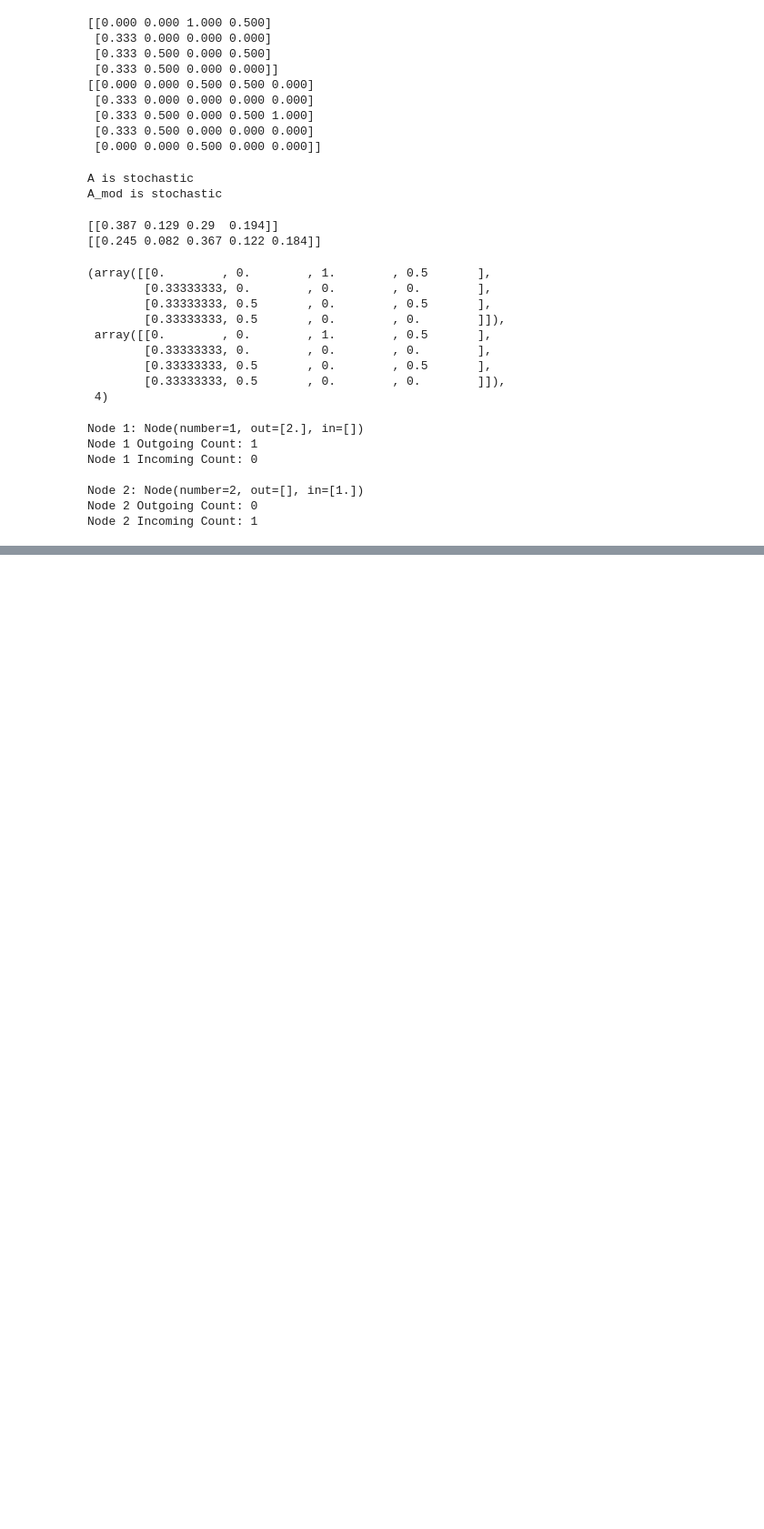
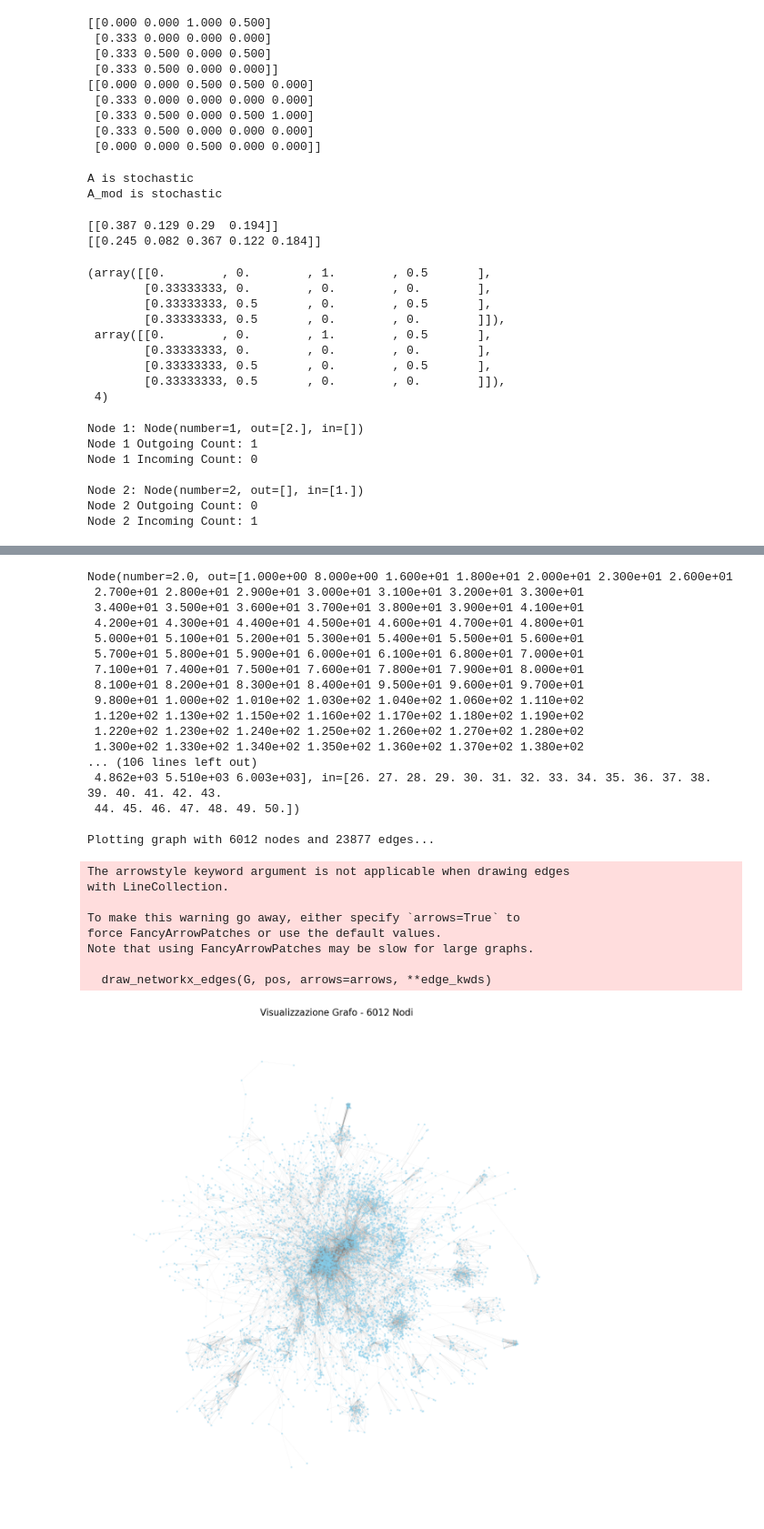
Before and after one commit to luciobaiocchi/PageRank, a Jupyter notebook: pagerank.ipynb, the cells around one changed output, grey strips where cells are left out. Shown at 91% size. Cells and saved outputs as stored; diff of their text form; code cells hidden in the pictures; blank space fills up the shorter version.

```diff
--- a/pagerank.ipynb
+++ b/pagerank.ipynb
@@ -174,0 +241,65 @@ Node 2 Incoming Count: 1
+# %%
+'''data_out = {
+  "source": [1, 2, 3, 4],
+  "destination": [[2, 3, 4], [3, 4], [1], [1, 3]]
+}
+df_out = pd.DataFrame(data_out) # Usato per archi in USCITA
+
+data_in = {
+  "destination": [1, 2, 3, 4],
+  "source": [[3, 4], [1], [4, 2, 1], [2, 1]]
+}
+df_in = pd.DataFrame(data_in) # Usato per archi in ENTRATA
+
+# --- 3. Graph Construction Logic (Corrected) ---
+'''
+graph = Graph()
+
+
+for node_id in df_out.index:
+    node = Node(number=node_id)
+    out_connections = df_out.loc[int(node_id)]
+    node.addOut(out_connections)
+    graph.addNode(node)
+
+
+for node_id in df_in.index:
+    node = graph.getNode(node_id)
+
+    if node:
+        in_connections = df_in.loc[int(node_id)]
+        node.addIn(in_connections)
+    else:
+        node = Node(number=node_id)
+        node.addOut(out_connections)
+        graph.addNode(node)
+
+#print(graph.getNode(2))
+graph.plotLarge()
+# %% [output]
+Node(number=2.0, out=[1.000e+00 8.000e+00 1.600e+01 1.800e+01 2.000e+01 2.300e+01 2.600e+01
+ 2.700e+01 2.800e+01 2.900e+01 3.000e+01 3.100e+01 3.200e+01 3.300e+01
+ 3.400e+01 3.500e+01 3.600e+01 3.700e+01 3.800e+01 3.900e+01 4.100e+01
+ 4.200e+01 4.300e+01 4.400e+01 4.500e+01 4.600e+01 4.700e+01 4.800e+01
+ 5.000e+01 5.100e+01 5.200e+01 5.300e+01 5.400e+01 5.500e+01 5.600e+01
+ 5.700e+01 5.800e+01 5.900e+01 6.000e+01 6.100e+01 6.800e+01 7.000e+01
+ 7.100e+01 7.400e+01 7.500e+01 7.600e+01 7.800e+01 7.900e+01 8.000e+01
+ 8.100e+01 8.200e+01 8.300e+01 8.400e+01 9.500e+01 9.600e+01 9.700e+01
+ 9.800e+01 1.000e+02 1.010e+02 1.030e+02 1.040e+02 1.060e+02 1.110e+02
+ 1.120e+02 1.130e+02 1.150e+02 1.160e+02 1.170e+02 1.180e+02 1.190e+02
+ 1.220e+02 1.230e+02 1.240e+02 1.250e+02 1.260e+02 1.270e+02 1.280e+02
+ 1.300e+02 1.330e+02 1.340e+02 1.350e+02 1.360e+02 1.370e+02 1.380e+02
+... (106 lines left out)
+ 4.862e+03 5.510e+03 6.003e+03], in=[26. 27. 28. 29. 30. 31. 32. 33. 34. 35. 36. 37. 38. 39. 40. 41. 42. 43.
+ 44. 45. 46. 47. 48. 49. 50.])
+
+Plotting graph with 6012 nodes and 23877 edges...
+The arrowstyle keyword argument is not applicable when drawing edges
+with LineCollection.
+
+To make this warning go away, either specify `arrows=True` to
+force FancyArrowPatches or use the default values.
+Note that using FancyArrowPatches may be slow for large graphs.
+
+  draw_networkx_edges(G, pos, arrows=arrows, **edge_kwds)
+[figure, added]
```
Also changed, not shown: parts of 5 cells of this notebook, 4 other files.
